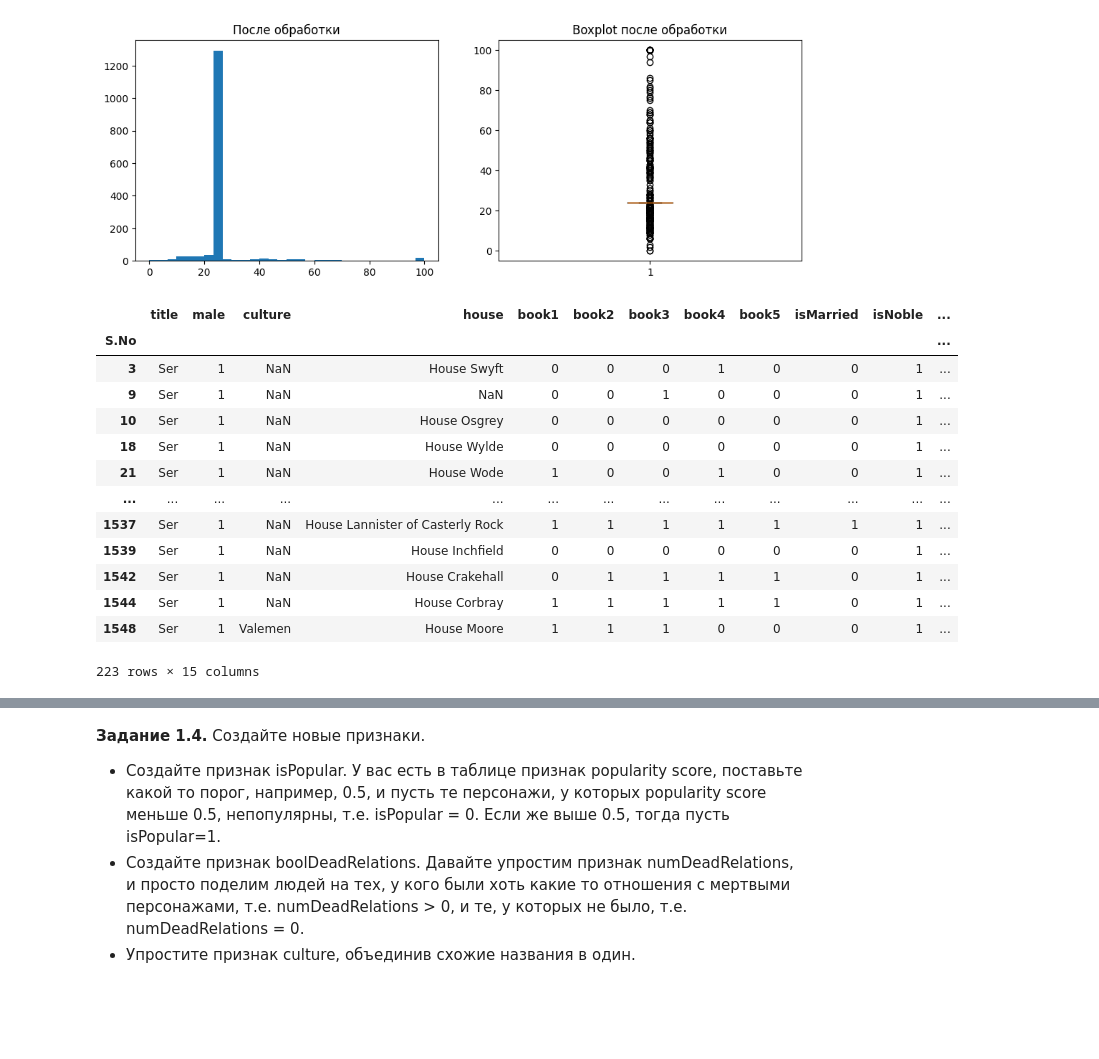
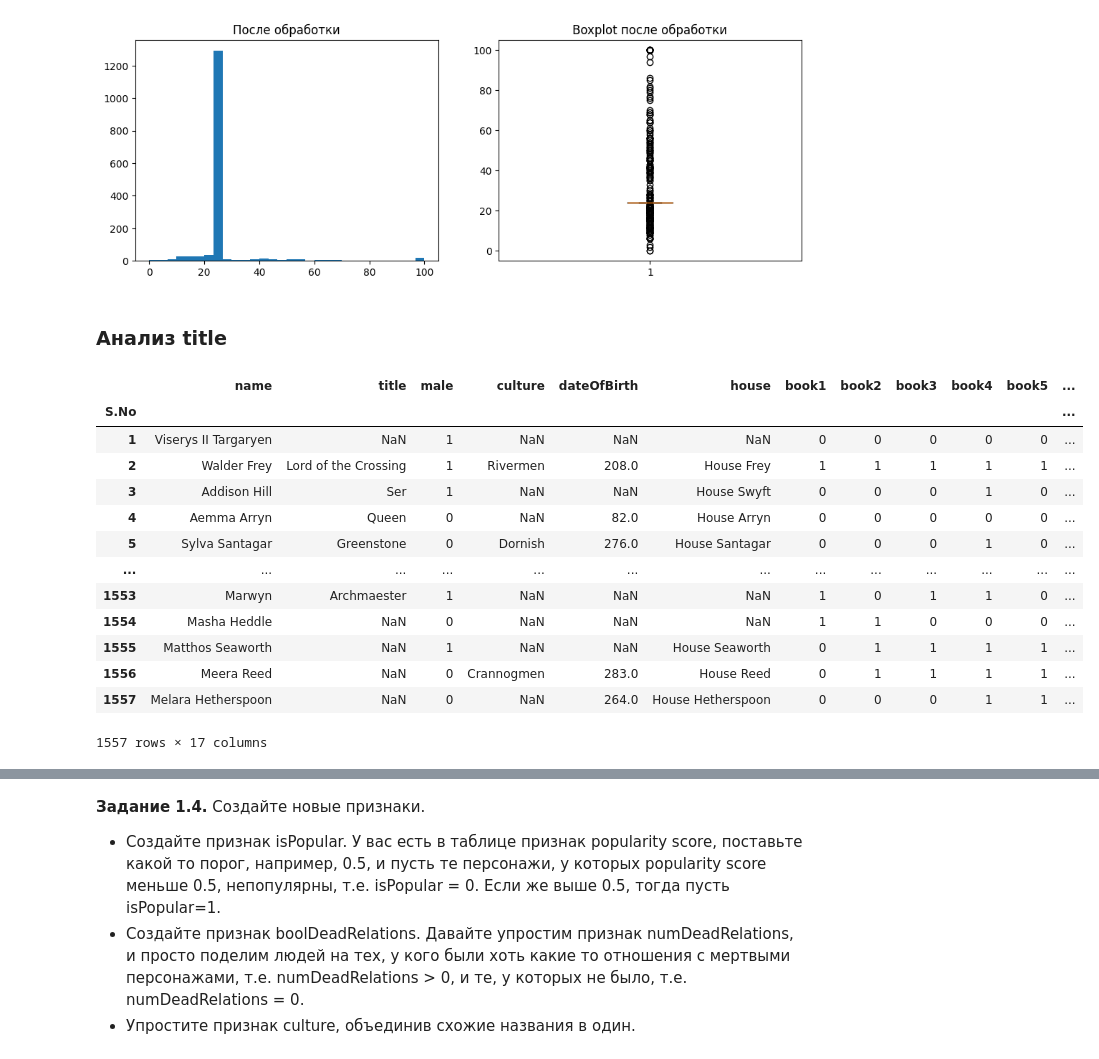
Before and after one commit to episode16/Py, a Jupyter notebook: DLS_mipt/game_of_thrones_hw1/hw_1_game_of_thrones_ipynb.ipynb, the cells around one changed output, grey strips where cells are left out. Cells and saved outputs as stored; diff of their text form; code cells hidden in the pictures; blank space fills up the shorter version.

```diff
--- a/DLS_mipt/game_of_thrones_hw1/hw_1_game_of_thrones_ipynb.ipynb
+++ b/DLS_mipt/game_of_thrones_hw1/hw_1_game_of_thrones_ipynb.ipynb
@@ -325,23 +308,22 @@ plt.title('Boxplot после обработки')
 plt.show()
 # %% [output]
 [figure]
-# %%
-# смотрю на title
-#df['male']
-#df['title']
-df.loc[(df.male == 1) & (df.title == 'Ser')]
-# %% [output]
-|  | title | male | culture | house | book1 | book2 | book3 | book4 | book5 | isMarried | isNoble | ... |
-| S.No |  |  |  |  |  |  |  |  |  |  |  | ... |
-| 3 | Ser | 1 | NaN | House Swyft | 0 | 0 | 0 | 1 | 0 | 0 | 1 | ... |
-| 9 | Ser | 1 | NaN | NaN | 0 | 0 | 1 | 0 | 0 | 0 | 1 | ... |
-| 10 | Ser | 1 | NaN | House Osgrey | 0 | 0 | 0 | 0 | 0 | 0 | 1 | ... |
-| 18 | Ser | 1 | NaN | House Wylde | 0 | 0 | 0 | 0 | 0 | 0 | 1 | ... |
-| 21 | Ser | 1 | NaN | House Wode | 1 | 0 | 0 | 1 | 0 | 0 | 1 | ... |
-| ... | ... | ... | ... | ... | ... | ... | ... | ... | ... | ... | ... | ... |
-| 1537 | Ser | 1 | NaN | House Lannister of Casterly Rock | 1 | 1 | 1 | 1 | 1 | 1 | 1 | ... |
-| 1539 | Ser | 1 | NaN | House Inchfield | 0 | 0 | 0 | 0 | 0 | 0 | 1 | ... |
-| 1542 | Ser | 1 | NaN | House Crakehall | 0 | 1 | 1 | 1 | 1 | 0 | 1 | ... |
-| 1544 | Ser | 1 | NaN | House Corbray | 1 | 1 | 1 | 1 | 1 | 0 | 1 | ... |
-| 1548 | Ser | 1 | Valemen | House Moore | 1 | 1 | 1 | 0 | 0 | 0 | 1 | ... |
-223 rows × 15 columns
+# %% [markdown]
+### Анализ title
+# %%
+df
+# %% [output]
+|  | name | title | male | culture | dateOfBirth | house | book1 | book2 | book3 | book4 | book5 | ... |
+| S.No |  |  |  |  |  |  |  |  |  |  |  | ... |
+| 1 | Viserys II Targaryen | NaN | 1 | NaN | NaN | NaN | 0 | 0 | 0 | 0 | 0 | ... |
+| 2 | Walder Frey | Lord of the Crossing | 1 | Rivermen | 208.0 | House Frey | 1 | 1 | 1 | 1 | 1 | ... |
+| 3 | Addison Hill | Ser | 1 | NaN | NaN | House Swyft | 0 | 0 | 0 | 1 | 0 | ... |
+| 4 | Aemma Arryn | Queen | 0 | NaN | 82.0 | House Arryn | 0 | 0 | 0 | 0 | 0 | ... |
+| 5 | Sylva Santagar | Greenstone | 0 | Dornish | 276.0 | House Santagar | 0 | 0 | 0 | 1 | 0 | ... |
+| ... | ... | ... | ... | ... | ... | ... | ... | ... | ... | ... | ... | ... |
+| 1553 | Marwyn | Archmaester | 1 | NaN | NaN | NaN | 1 | 0 | 1 | 1 | 0 | ... |
+| 1554 | Masha Heddle | NaN | 0 | NaN | NaN | NaN | 1 | 1 | 0 | 0 | 0 | ... |
+| 1555 | Matthos Seaworth | NaN | 1 | NaN | NaN | House Seaworth | 0 | 1 | 1 | 1 | 1 | ... |
+| 1556 | Meera Reed | NaN | 0 | Crannogmen | 283.0 | House Reed | 0 | 1 | 1 | 1 | 1 | ... |
+| 1557 | Melara Hetherspoon | NaN | 0 | NaN | 264.0 | House Hetherspoon | 0 | 0 | 0 | 1 | 1 | ... |
+1557 rows × 17 columns
```
Also changed, not shown: parts of 6 cells of this notebook.
